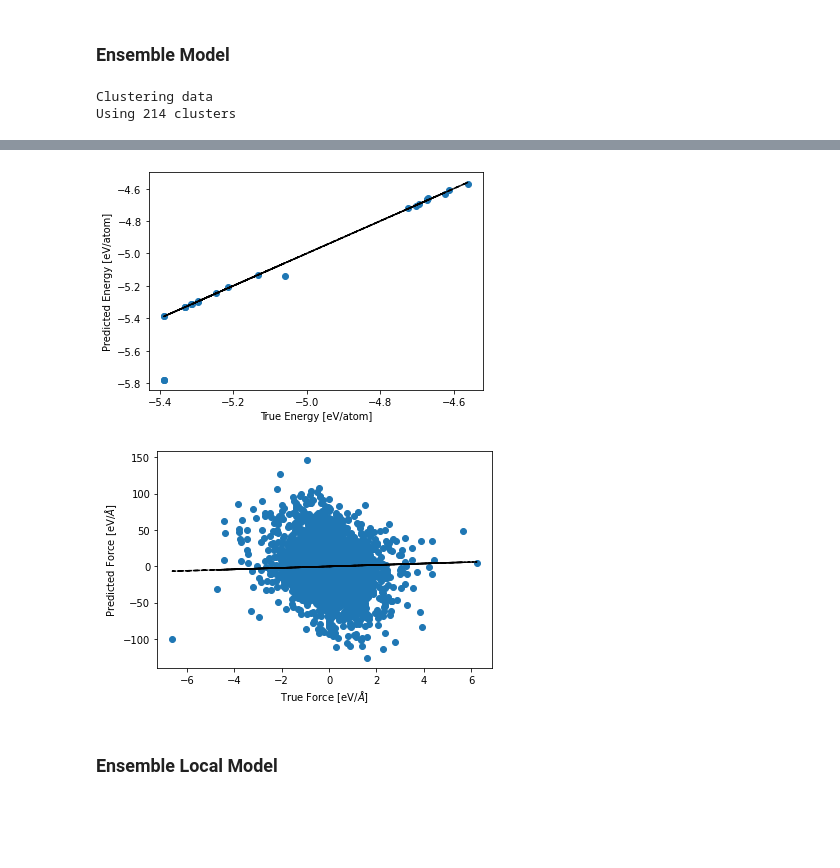
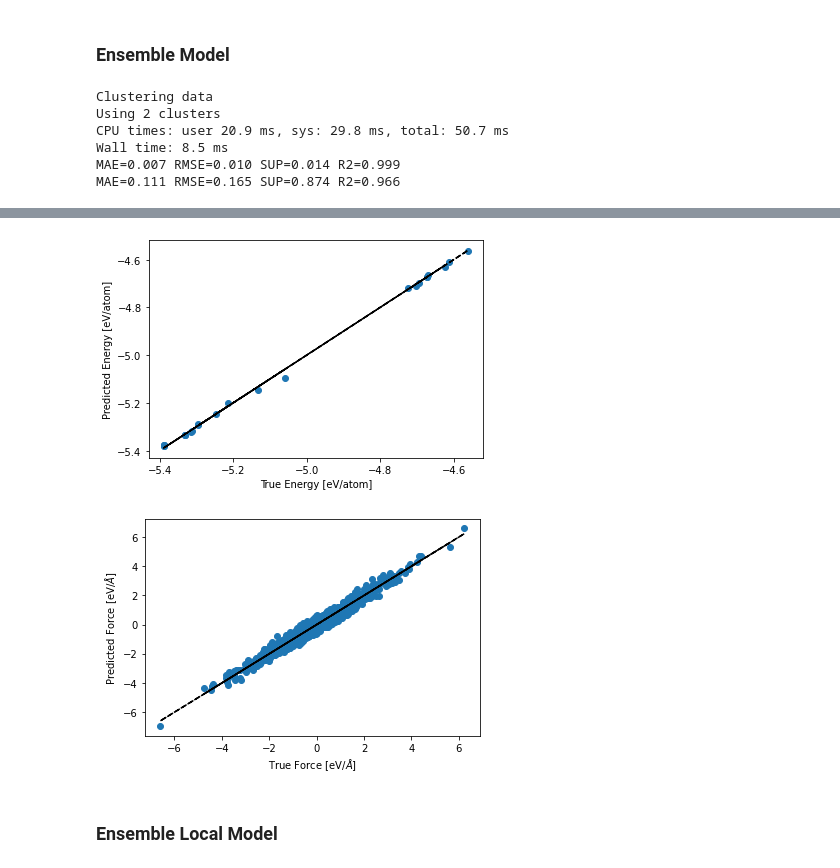
Before and after one commit to ClaudioZeni/Castle, a Jupyter notebook: notebooks/Test.ipynb, the cells around one changed output, grey strips where cells are left out. Drawn from its saved outputs; the diff is of its cells as text; code cells hidden in the pictures; blank space fills up the shorter version.

```diff
--- a/notebooks/Test.ipynb
+++ b/notebooks/Test.ipynb
@@ -82,0 +88,22 @@ MAE=0.124 RMSE=0.190 SUP=1.059 R2=0.955
+# %%
+representation = AceRepresentation(N, maxdeg, rcut, species, energy_name=energy_name, force_name=force_name, add_sqrt=True)
+model_exp = ExpandedPotential(representation, D=500)
+model_exp.fit_from_features(tr_features, e_t, f_t, e_noise, f_noise, noise_optimization=False, iterations=5, kfold=5)
+predictions = model_exp.predict_from_features(val_features, forces=True)
+
+ep = predictions['energy']
+fp = predictions['forces']
+print_score(ep/nat_val, e_val/nat_val)
+print_score(fp.flatten(), f_val.flatten())
+
+plt.scatter(e_val/nat_val, ep/nat_val)
+plt.plot(e_val/nat_val, e_val/nat_val, 'k--')
+plt.xlabel("True Energy [eV/atom]")
+plt.ylabel("Predicted Energy [eV/atom]")
+plt.show()
+
+plt.scatter(f_val, fp)
+plt.plot(f_val, f_val, 'k--')
+plt.xlabel("True Force [eV/$\AA$]")
+plt.ylabel("Predicted Force [eV/$\AA$]")
+plt.show()
@@ -85,7 +118,7 @@ MAE=0.124 RMSE=0.190 SUP=1.059 R2=0.955
 # %%
 # train the model
 representation = AceRepresentation(N, maxdeg, rcut, species, energy_name=energy_name, force_name=force_name, add_sqrt=True)
-model_ens = LPEnsemble(representation, n_clusters=2, clustering_type='adp', baseline_percentile=0)
+model_ens = LPEnsemble(representation, n_clusters=2, clustering_type='kmeans', baseline_percentile=0)
 model_ens.fit_from_features(tr_features, e_t, f_t, e_noise, f_noise, noise_optimization=False)
 # evaluate its performances
 %time predictions = model_ens.predict_from_features(val_features, forces=True)
@@ -107,4 +140,8 @@ plt.ylabel("Predicted Force [eV/$\AA$]")
 plt.show()
 # %% [output]
 Clustering data
-Using 214 clusters
+Using 2 clusters
+CPU times: user 20.9 ms, sys: 29.8 ms, total: 50.7 ms
+Wall time: 8.5 ms
+MAE=0.007 RMSE=0.010 SUP=0.014 R2=0.999
+MAE=0.111 RMSE=0.165 SUP=0.874 R2=0.966
@@ -115,5 +148,5 @@ MAE=18.186 RMSE=27.607 SUP=146.866 R2=-0.019
-[figure, old version]
+[figure, new version]
-[figure, old version]
+[figure, new version]
 # %% [markdown]
 ### Ensemble Local Model
 # %%
```
Also changed, not shown: parts of 4 cells of this notebook, 4 other files.
